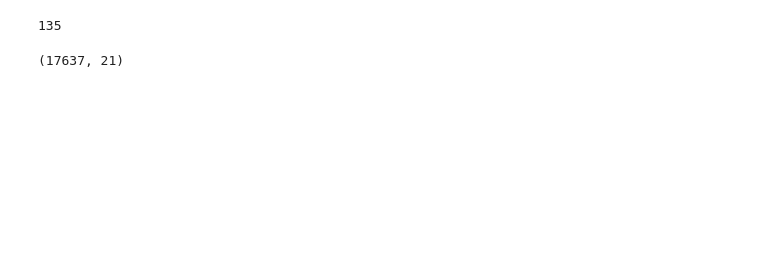
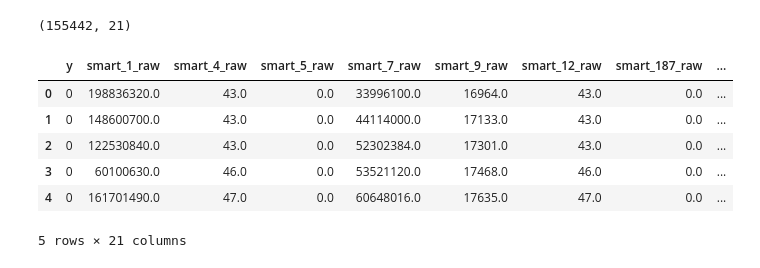
Before and after one commit to rzli6/ML-Storage, a Jupyter notebook: ACT/ATC17.ipynb, the cells around one changed output. Drawn from its saved outputs; the diff is of its cells as text; code cells hidden in the pictures; blank space fills up the shorter version.

```diff
--- a/ACT/ATC17.ipynb
+++ b/ACT/ATC17.ipynb
@@ -106,13 +78,33 @@ training_set.head()
-# %%
-training_set['y'] = np.where(training_set['y'] > training_set['smart_5_raw'], 1, 0)
-training_set['y'].sum()
-# %% [output]
-135
 # %%
+# week = ['W-SUN', 'W-MON', 'W-TUE', 'W-WED', 'W-THU', 'W-FRI', 'W-SAT']
+df2 = df.copy()
+df2['date'] += datetime.timedelta(days=1)
+
+day = 'W-MON'
+model_group = df.groupby(['serial_number', pd.Grouper(key='date', freq=day)])
+y = model_group['smart_5_raw'].last().to_frame().rename({'smart_5_raw': 'y'}, axis='columns')
+
+model_group2 = df2.groupby(['serial_number', pd.Grouper(key='date', freq=day)])
+input1 = model_group2[attributes].last()
+
+training_set = y.join(other=input1, how='inner')
+training_set['y'] = np.where(training_set['y'] > training_set['smart_5_raw'], 1, 0)
 input2_features = ['smart_4_raw', 'smart_5_raw', 'smart_7_raw', 'smart_9_raw', 'smart_12_raw', 'smart_187_raw', 'smart_193_raw', 'smart_197_raw', 'smart_199_raw']
 input2 = training_set.groupby(level=0)[input2_features].transform(pd.DataFrame.diff).dropna(how='any')
 training_set = training_set.join(other=input2, how='inner', rsuffix='_increase')
+
 training_set.to_csv('./preprocess/' + model_name + '_training_set.csv')
 training_set.shape
 # %% [output]
-(17637, 21)
+(155442, 21)
+# %%
+training_set = pd.read_csv('./preprocess/' + model_name + '_training_set.csv').drop(['serial_number', 'date'], axis='columns')
+training_set.head()
+# %% [output]
+|  | y | smart_1_raw | smart_4_raw | smart_5_raw | smart_7_raw | smart_9_raw | smart_12_raw | smart_187_raw | ... |
+| 0 | 0 | 198836320.0 | 43.0 | 0.0 | 33996100.0 | 16964.0 | 43.0 | 0.0 | ... |
+| 1 | 0 | 148600700.0 | 43.0 | 0.0 | 44114000.0 | 17133.0 | 43.0 | 0.0 | ... |
+| 2 | 0 | 122530840.0 | 43.0 | 0.0 | 52302384.0 | 17301.0 | 43.0 | 0.0 | ... |
+| 3 | 0 | 60100630.0 | 46.0 | 0.0 | 53521120.0 | 17468.0 | 46.0 | 0.0 | ... |
+| 4 | 0 | 161701490.0 | 47.0 | 0.0 | 60648016.0 | 17635.0 | 47.0 | 0.0 | ... |
+5 rows × 21 columns
```
Also changed, not shown: parts of 26 cells of this notebook, 4 other files.
